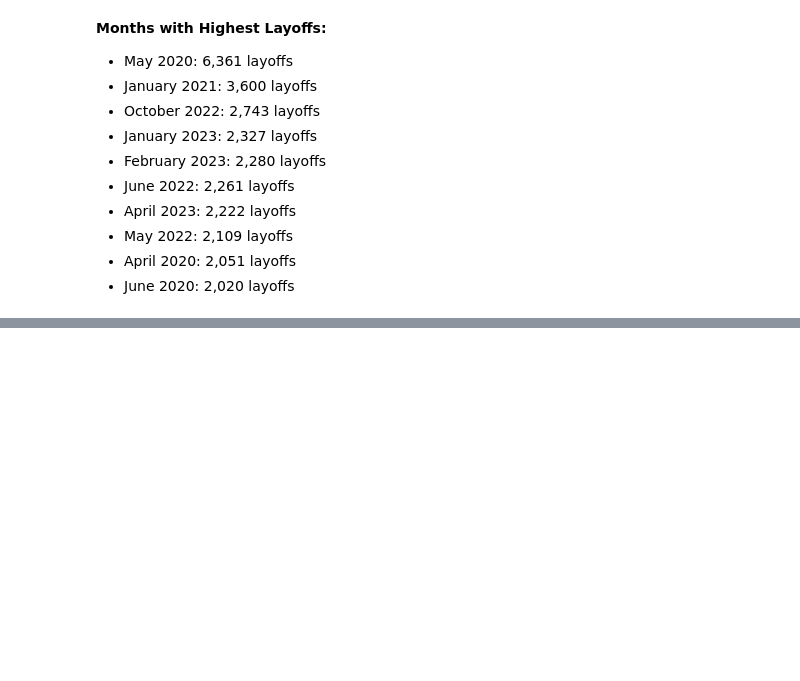
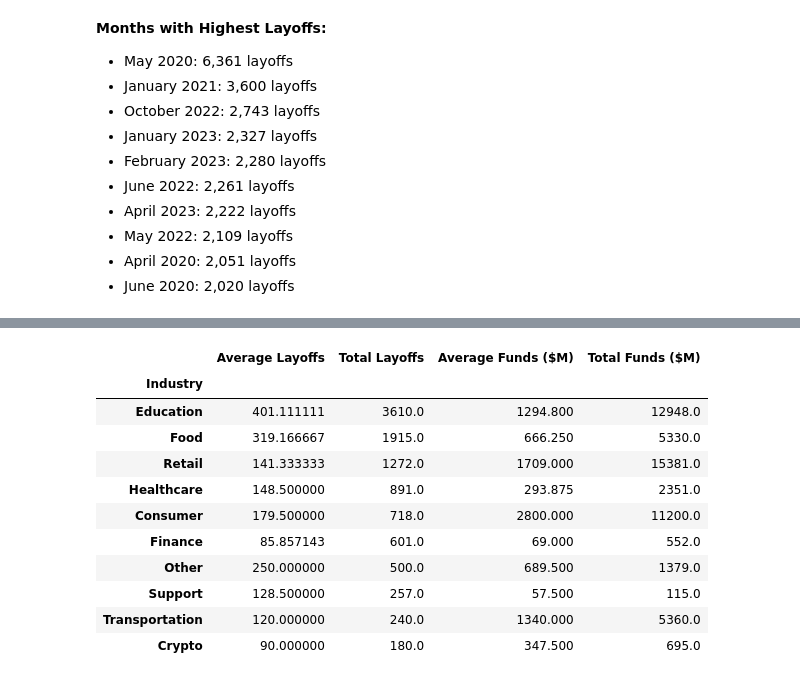
Before and after one commit to raj-rajat/Layoffs-Dataset-2023, a Jupyter notebook: layoffs-dataset-2023.ipynb, the cells around one changed output, grey strips where cells are left out. Cells and saved outputs as stored; diff of their text form; code cells hidden in the pictures; blank space fills up the shorter version.

```diff
--- a/layoffs-dataset-2023.ipynb
+++ b/layoffs-dataset-2023.ipynb
@@ -618,0 +675,29 @@ Freq: M, Name: Laid_Off_Count, dtype: float64
+# %%
+# Filtering the dataset for entries from the year 2023
+india_2023_df = india_df[india_df['Date'].str.contains('2023')]
+
+# Industry-wise analysis of layoffs and funds for 2023
+
+# Average and total layoffs by industry for 2023
+industry_2023_layoffs = india_2023_df.groupby('Industry')['Laid_Off_Count'].agg(['mean', 'sum']).rename(columns={'mean': 'Average Layoffs', 'sum': 'Total Layoffs'})
+
+# Average and total funds raised by industry for 2023
+industry_2023_funds = india_2023_df.groupby('Industry')['Funds_Raised'].agg(['mean', 'sum']).rename(columns={'mean': 'Average Funds ($M)', 'sum': 'Total Funds ($M)'})
+
+# Merging the two dataframes
+industry_2023_analysis = industry_2023_layoffs.join(industry_2023_funds)
+
+industry_2023_analysis.sort_values(by='Total Layoffs', ascending=False).head(10)
+# %% [output]
+|  | Average Layoffs | Total Layoffs | Average Funds ($M) | Total Funds ($M) |
+| Industry |  |  |  |  |
+| Education | 401.111111 | 3610.0 | 1294.800 | 12948.0 |
+| Food | 319.166667 | 1915.0 | 666.250 | 5330.0 |
+| Retail | 141.333333 | 1272.0 | 1709.000 | 15381.0 |
+| Healthcare | 148.500000 | 891.0 | 293.875 | 2351.0 |
+| Consumer | 179.500000 | 718.0 | 2800.000 | 11200.0 |
+| Finance | 85.857143 | 601.0 | 69.000 | 552.0 |
+| Other | 250.000000 | 500.0 | 689.500 | 1379.0 |
+| Support | 128.500000 | 257.0 | 57.500 | 115.0 |
+| Transportation | 120.000000 | 240.0 | 1340.000 | 5360.0 |
+| Crypto | 90.000000 | 180.0 | 347.500 | 695.0 |
```
Also changed, not shown: parts of 10 cells of this notebook.
